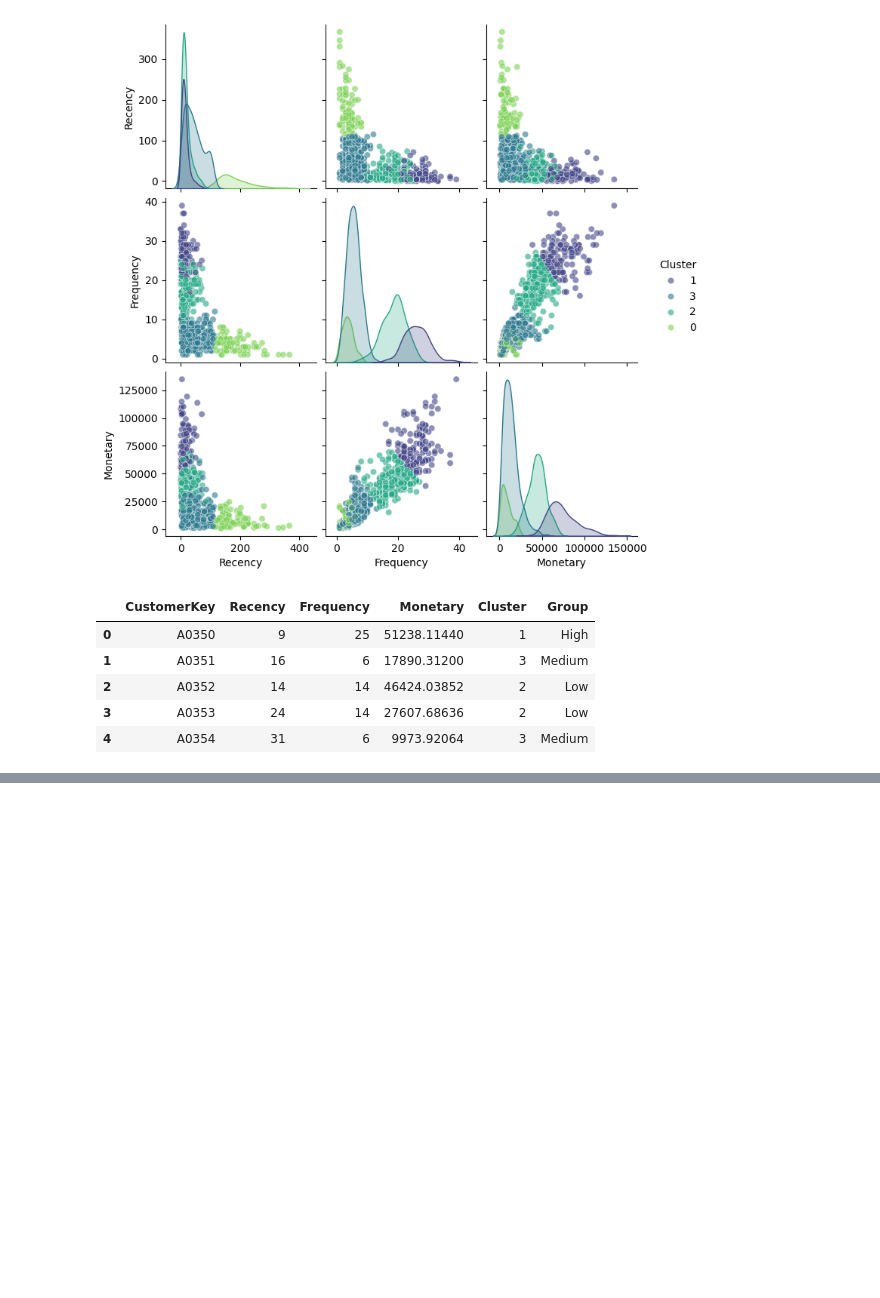
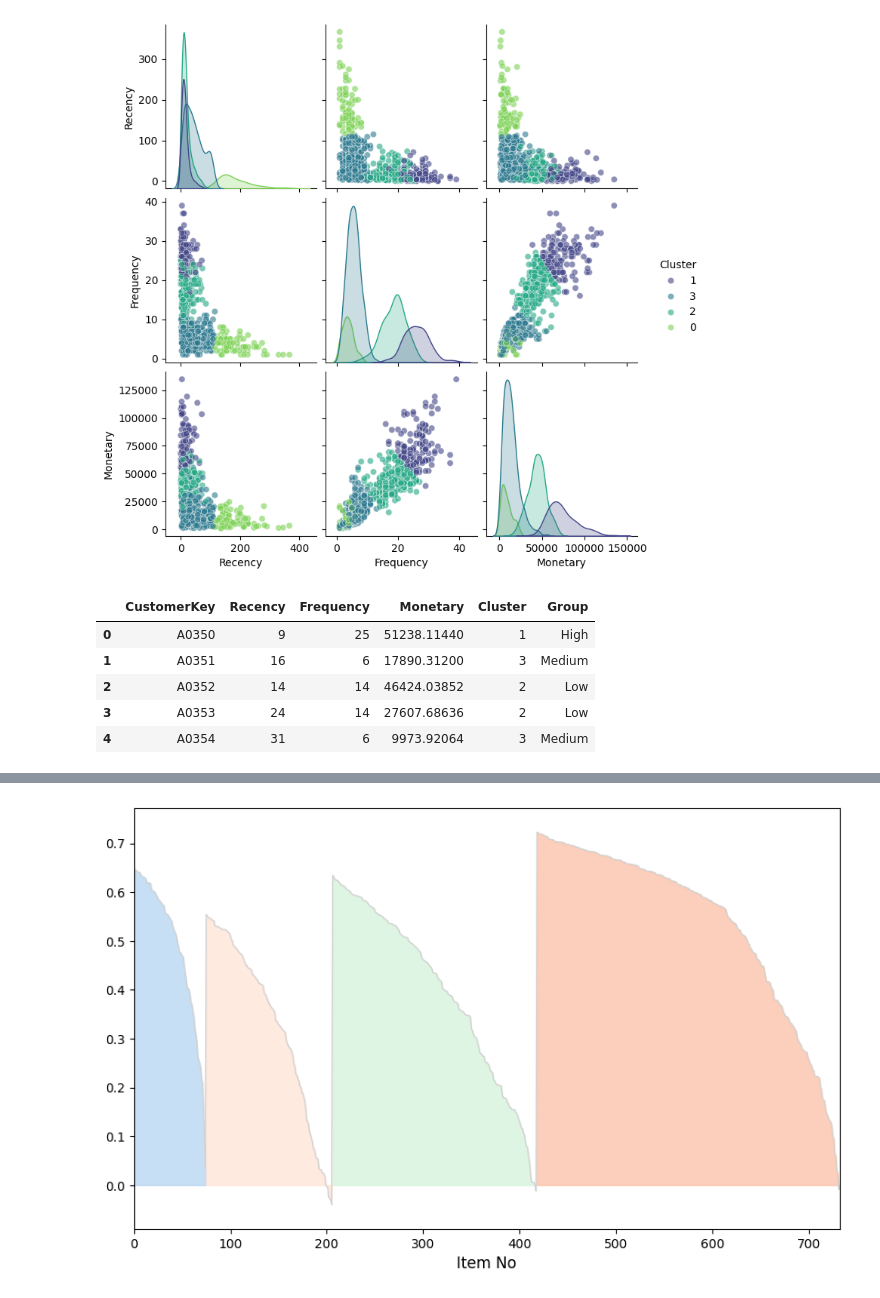
Before and after one commit to hanyuchen0404-sherry/RFM-Analysis, a Jupyter notebook: RFM_Analysis.ipynb, the cells around one changed output, grey strips where cells are left out. Drawn from its saved outputs; the diff is of its cells as text; code cells hidden in the pictures; blank space fills up the shorter version.

```diff
--- a/RFM_Analysis.ipynb
+++ b/RFM_Analysis.ipynb
@@ -326,0 +500,70 @@ display(df_rfm.head())
+# %%
+import matplotlib.pyplot as plt
+import numpy as np
+import pandas as pd
+from sklearn.metrics import silhouette_samples
+
+# ==========================================
+# 1. 計算每個客戶獨立的輪廓值 (Silhouette Sample Value)
+# ==========================================
+features = nrfm[["R_Norm", "F_Norm", "M_Norm"]]
+labels = nrfm["Cluster"]
+
+# 計算出 732 個人的獨立分數並寫入表格
+nrfm["Sil_Score"] = silhouette_samples(features, labels)
+
+# ==========================================
+# 2. 關鍵排序：先依 Cluster 升冪，再依分數降冪排序
+# ==========================================
+# 這樣做才能讓圖表由左到右呈現出 4 個漂亮下滑的波浪區塊
+nrfm_sorted = nrfm.sort_values(
+    by=["Cluster", "Sil_Score"], ascending=[True, False]
+).reset_index(drop=True)
+
+# ==========================================
+# 3. 準備繪圖與 4 種顏色的設定
+# ==========================================
+plt.figure(figsize=(10, 6))
+
+# 設定四個群組的填滿顏色（對齊老師圖上的粉藍、粉橘、粉綠、粉紅風格）
+colors = ["#bad7f2", "#ffe5d9", "#d8f3dc", "#fbc4ab"]
+
+# 取得 Item No (X軸) 和輪廓值 (Y軸)
+x = np.arange(len(nrfm_sorted))
+y = nrfm_sorted["Sil_Score"]
+
+# 繪製最上緣的那條變動折線
+plt.plot(x, y, color="lightgray", linewidth=1)
+
+# ==========================================
+# 4. 依據 Cluster 邊界填滿不同的顏色區塊
+# ==========================================
+for cluster_id in sorted(nrfm_sorted["Cluster"].unique()):
+    # 找出目前這個 Cluster 的起始與結束位置
+    cluster_idx = nrfm_sorted[nrfm_sorted["Cluster"] == cluster_id].index
+
+    # 只在目前 Cluster 的 X 軸範圍內填滿顏色
+    plt.fill_between(
+        x,
+        y,
+        0,
+        where=(x >= cluster_idx.min()) & (x <= cluster_idx.max()),
+        color=colors[cluster_id],
+        alpha=0.8,
+        label=f"Cluster {cluster_id}",
+    )
+
+# ==========================================
+# 5. 表格細節微調 (完全對齊老師畫面)
+# ==========================================
+plt.xlim(0, len(nrfm_sorted))
+plt.ylim(
+    nrfm_sorted["Sil_Score"].min() - 0.05, nrfm_sorted["Sil_Score"].max() + 0.05
+)
+plt.xlabel("Item No", fontsize=12)
+
+# 儲存圖片到左側檔案區
+plt.savefig("Teacher_Style_Silhouette.png", dpi=300, bbox_inches="tight")
+plt.show()
+# %% [output]
+[figure, added]
```
Also changed, not shown: parts of 8 cells of this notebook.
